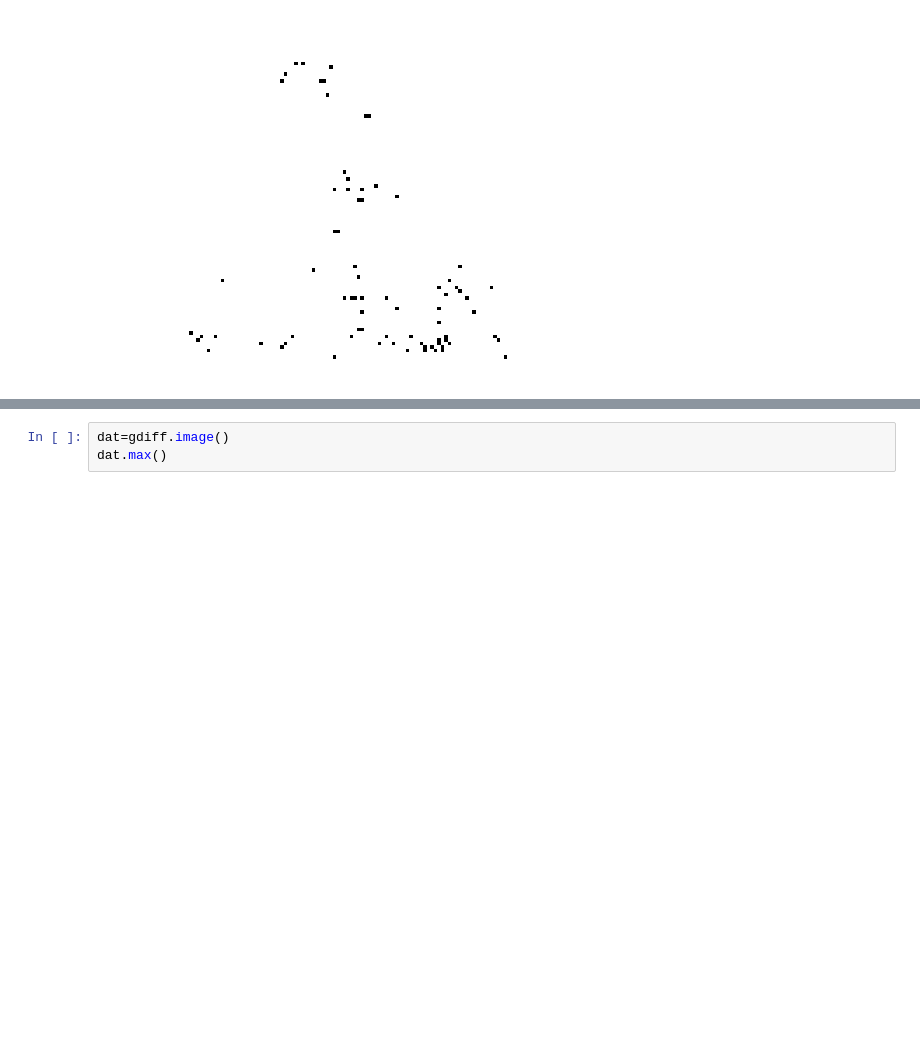
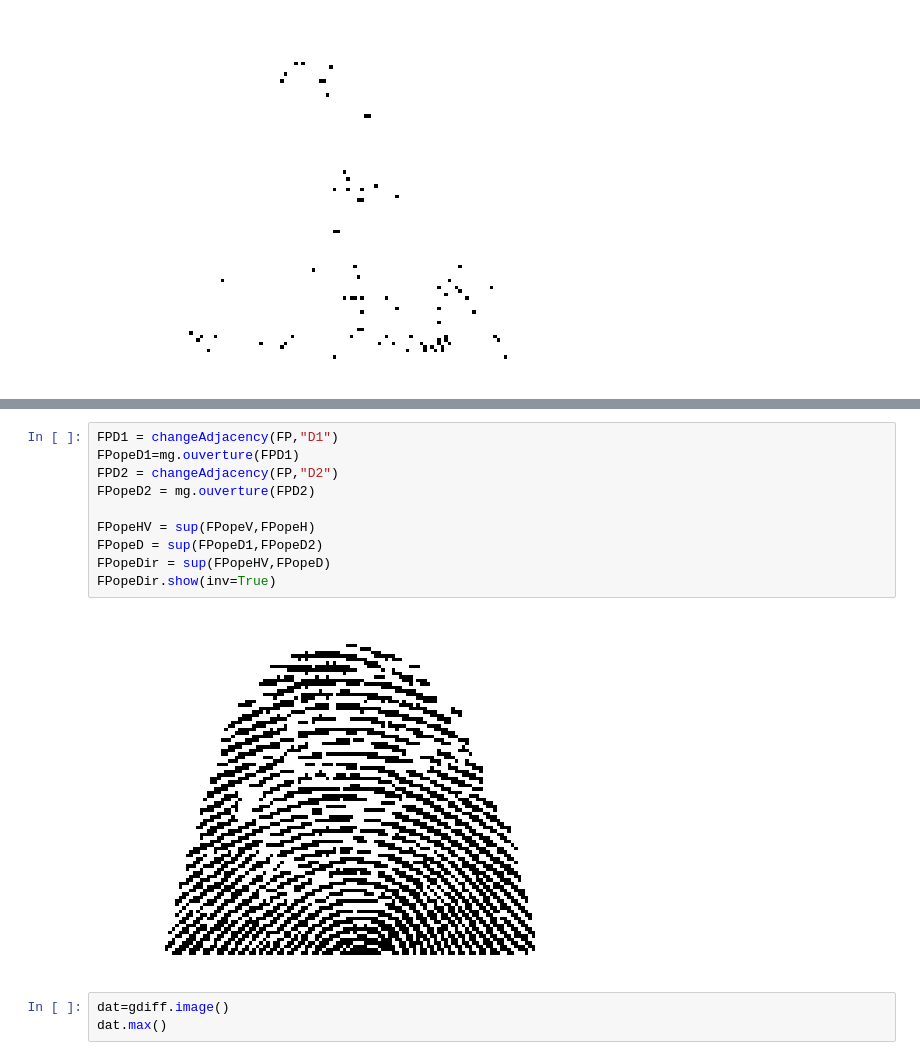
Before and after one commit to hugues-talbot/academicpages.github.io, a Jupyter notebook: files/Morpho_TD3.ipynb, the cells around one changed output, grey strips where cells are left out. Cells and saved outputs as stored; diff of their text form; blank space fills up the shorter version.

```diff
--- a/files/Morpho_TD3.ipynb
+++ b/files/Morpho_TD3.ipynb
@@ -262,3 +282,15 @@ gdiff.show(inv=True)
+# %%
+FPD1 = changeAdjacency(FP,"D1")
+FPopeD1=mg.ouverture(FPD1)
+FPD2 = changeAdjacency(FP,"D2")
+FPopeD2 = mg.ouverture(FPD2)
+
+FPopeHV = sup(FPopeV,FPopeH)
+FPopeD = sup(FPopeD1,FPopeD2)
+FPopeDir = sup(FPopeHV,FPopeD)
+FPopeDir.show(inv=True)
+# %% [output]
+[figure, added]
 # %%
 dat=gdiff.image()
 dat.max()
```
Also changed, not shown: parts of 5 cells of this notebook, 1 other file.
